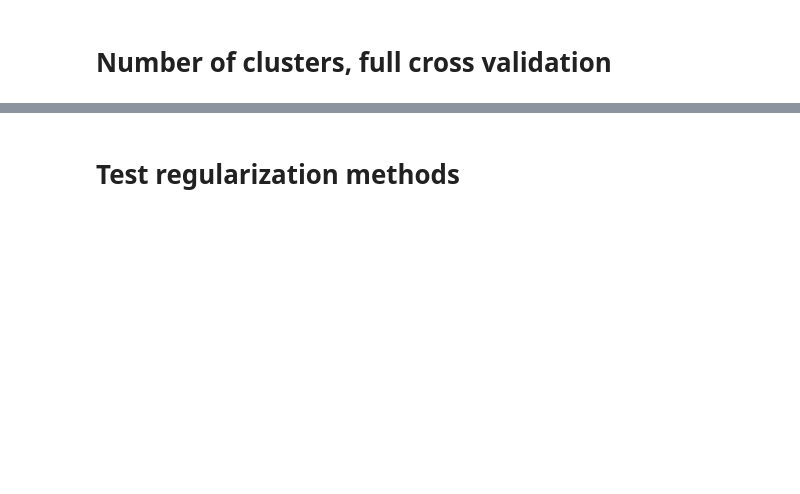
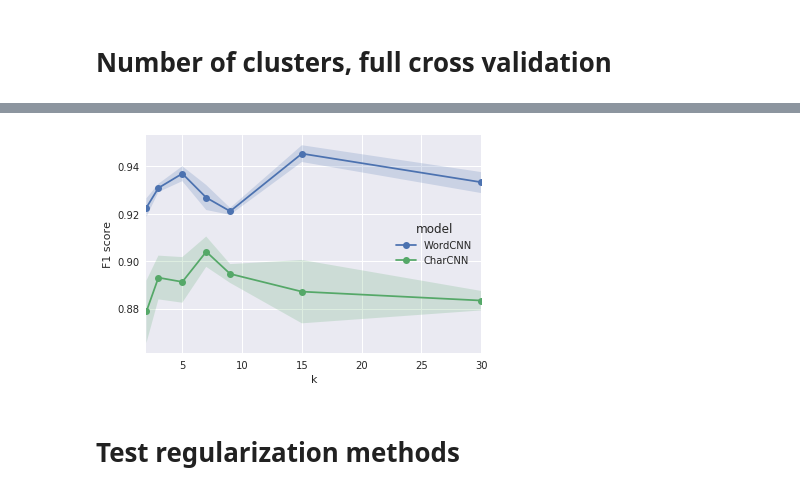
Before and after one commit to maarten990/masterthesis, a Jupyter notebook: charcnn.ipynb, the cells around one changed output, grey strips where cells are left out. Saved outputs shown, nothing was run; the diff lists cells and outputs as text; code cells hidden in the pictures; blank space fills up the shorter version.

```diff
--- a/charcnn.ipynb
+++ b/charcnn.ipynb
@@ -296,6 +299,4 @@ evaluate.analyze_tseries(d, 'k', 'model', '../report/figures/results/800-numclus
 # %%
-# test num clusters on old set
-
 params = train.CNNParams(
     embed_size=100,
     dropout=0.5,
@@ -305,20 +306,30 @@ params = train.CNNParams(
     max_norm=3,
 )
 
-optim_fn = lambda p: torch.optim.Adadelta(p)
+char_params = train.CharCNNParams(
+    dropout=0.5,
+    epochs=100,
+    max_norm=3,
+)
+
+#optim_fn = lambda p: torch.optim.Adadelta(p)
+optim_fn = lambda p: torch.optim.Adam(p, weight_decay=0.0001)
 model_fns = [lambda r: models.CategoricalClusterLabels(r, num_clusters, window_size, params.dropout),
-             lambda r: models.CategoricalClusterLabels(r, num_clusters, window_size, params.dropout)]
+             lambda r: models.CategoricalClusterLabels(r, num_clusters, window_size, char_params.dropout)]
 
-kmeans = {}
-gmm = {}
+
+old_kmeans_cls = {}
+old_char_kmeans_cls = {}
 
 for num_clusters in [2, 3, 5, 7, 9, 15, 30]:
     window_size = 4
-    dataset, validset, testset = load_dataset(num_clusters, window_size, True)
+    dataset, validset, testset = evaluate.load_dataset(num_clusters, window_size, True)
 
-    values = evaluate.cross_val(10, 1600, model_fns, [False, True], optim_fn, dataset, params,
+    values = evaluate.cross_val(5, 1600, model_fns, [False, False], optim_fn, dataset,
+                                params=[params, char_params],
                                 early_stopping=10,
-                                validation_set=validset,
+                                validation_set=None,
+                                batch_size=128,
                                 testset=testset)
-    kmeans[num_clusters] = [v[0] for v in values]
-    gmm[num_clusters] = [v[1] for v in values]
+    old_kmeans_cls[num_clusters] = [v[0] for v in values]
+    old_char_kmeans_cls[num_clusters] = [v[1] for v in values]
@@ -325,12 +362,12 @@ for num_clusters in [2, 3, 5, 7, 9, 15, 30]:
 # %%
-d = {s: {'K-Means': kmeans[s],
-         'Mixture model': gmm[s],
+d = {s: {'WordCNN': old_kmeans_cls[s],
+         'CharCNN': old_char_kmeans_cls[s],
         }
-    for s in kmeans.keys()
+    for s in old_kmeans_cls.keys()
 }
-evaluate.analyze_tseries(d, 'k', 'model')
-#evaluate.analyze_size(d, 'k', 'model', '../report/figures/results/800-numcluster_olddata')
-#evaluate.analyze_tseries(d, 'k', 'model', '../report/figures/results/800-numcluster_olddata')
+evaluate.analyze_tseries(d, "k", "model", "../report/figures/results/1600-numclusters-old")
+# %% [output]
+[figure, added]
 # %% [markdown]
 # Test regularization methods
 # %%
```
Also changed, not shown: parts of 5 cells of this notebook, 1 other file.
